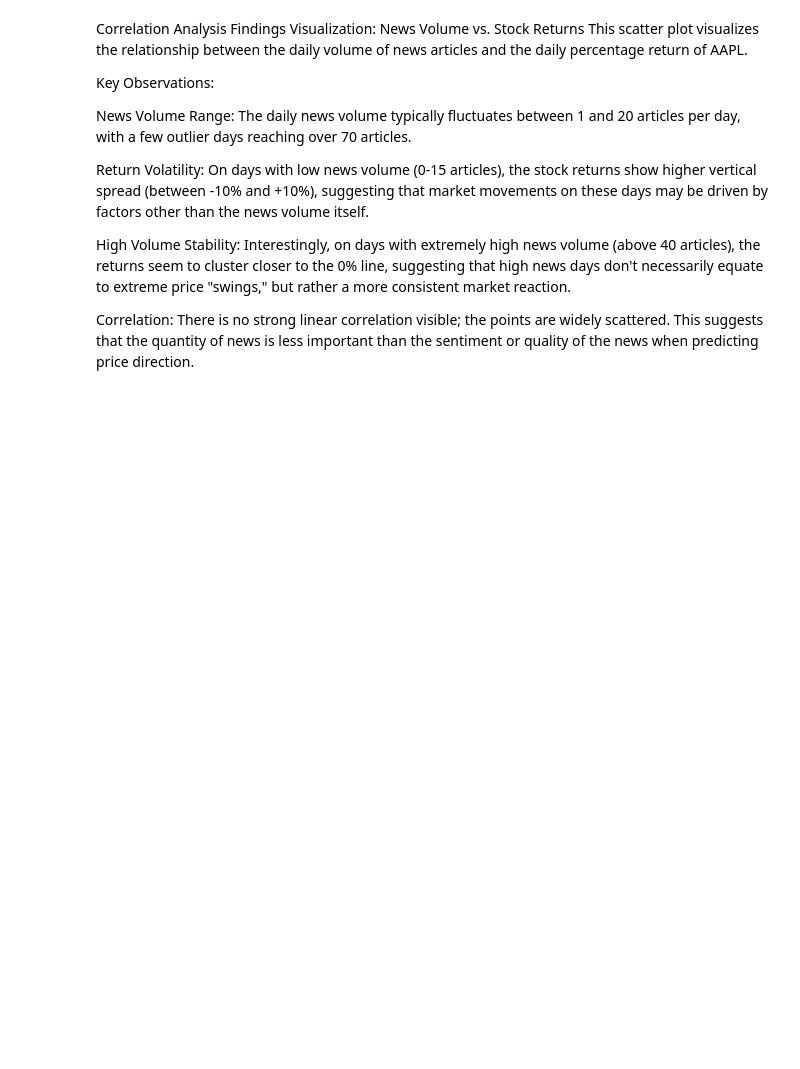
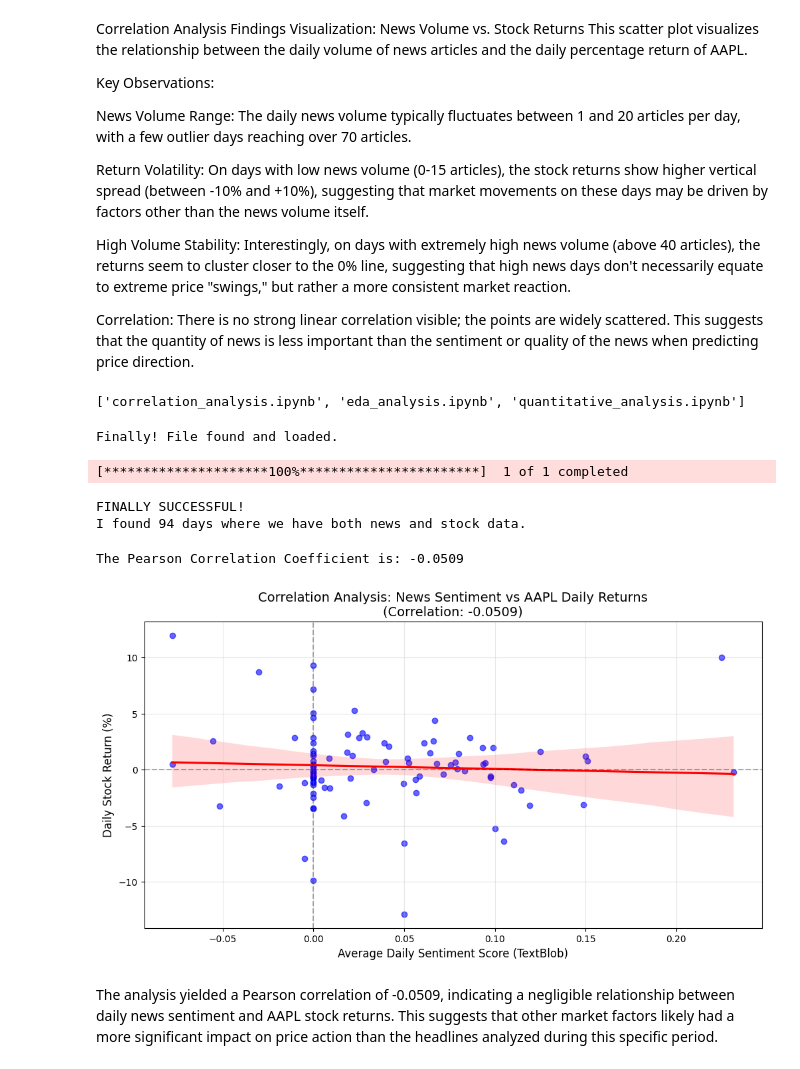
Before and after one commit to meskerem-sys/news-sentiment-analysis, a Jupyter notebook: note books/correlation_analysis.ipynb, the cells around one changed output. Saved outputs shown, nothing was run; the diff lists cells and outputs as text; code cells hidden in the pictures; blank space fills up the shorter version.

```diff
--- a/note books/correlation_analysis.ipynb
+++ b/note books/correlation_analysis.ipynb
@@ -63,3 +63,81 @@ Return Volatility: On days with low news volume (0-15 articles), the stock retur
 High Volume Stability: Interestingly, on days with extremely high news volume (above 40 articles), the returns seem to cluster closer to the 0% line, suggesting that high news days don't necessarily equate to extreme price "swings," but rather a more consistent market reaction.
 
 Correlation: There is no strong linear correlation visible; the points are widely scattered. This suggests that the quantity of news is less important than the sentiment or quality of the news when predicting price direction.
+# %%
+import os
+# This prints all files in your current project
+print(os.listdir())
+
+# This prints all files inside your data folder (if it exists)
+if os.path.exists('data'):
+    print("Files in data folder:", os.listdir('data'))
+# %% [output]
+['correlation_analysis.ipynb', 'eda_analysis.ipynb', 'quantitative_analysis.ipynb']
+# %%
+import pandas as pd
+
+# The '..' jumps out of the notebooks folder so it can see the data folder
+news_df = pd.read_csv(r'..\data\raw\raw_analyst_ratings.csv', nrows=50000)
+
+print("Finally! File found and loaded.")
+# %% [output]
+Finally! File found and loaded.
+# %%
+import pandas as pd
+from textblob import TextBlob
+import yfinance as yf
+
+# 1. Load News (the path we found earlier)
+news_df = pd.read_csv(r'..\data\raw\raw_analyst_ratings.csv', nrows=50000)
+
+# 2. Download Stocks and IMMEDIATELY fix the "Double Header" problem
+stocks = yf.download('AAPL', start='2020-01-01')
+stocks.columns = stocks.columns.get_level_values(0)  # This turns 2 levels into 1
+
+# 3. Calculate Daily Returns
+stocks['daily_return'] = stocks['Close'].pct_change() * 100
+
+# 4. Calculate Sentiment
+news_df['sentiment'] = news_df['headline'].apply(lambda x: TextBlob(str(x)).sentiment.polarity)
+
+# 5. Fix the Dates (No .dt for index!)
+news_df['date'] = pd.to_datetime(news_df['date'], errors='coerce').dt.date
+stocks['date'] = pd.to_datetime(stocks.index).date
+
+# 6. Group news by day and Merge
+daily_sentiment = news_df.groupby('date')['sentiment'].mean().reset_index()
+merged_data = stocks.merge(daily_sentiment, on='date', how='inner')
+
+print("FINALLY SUCCESSFUL!")
+print(f"I found {len(merged_data)} days where we have both news and stock data.")
+# %% [output]
+[*********************100%***********************]  1 of 1 completed
+FINALLY SUCCESSFUL!
+I found 94 days where we have both news and stock data.
+# %%
+import matplotlib.pyplot as plt
+import seaborn as sns
+
+# 1. Calculate the Correlation Score
+correlation = merged_data['sentiment'].corr(merged_data['daily_return'])
+print(f"The Pearson Correlation Coefficient is: {correlation:.4f}")
+
+# 2. Create the Scatter Plot with a Trend Line
+plt.figure(figsize=(12, 6))
+sns.regplot(x='sentiment', y='daily_return', data=merged_data,
+            scatter_kws={'alpha':0.6, 'color':'blue'},
+            line_kws={'color':'red'})
+
+plt.title(f'Correlation Analysis: News Sentiment vs AAPL Daily Returns\n(Correlation: {correlation:.4f})', fontsize=14)
+plt.xlabel('Average Daily Sentiment Score (TextBlob)', fontsize=12)
+plt.ylabel('Daily Stock Return (%)', fontsize=12)
+plt.axhline(0, color='black', linestyle='--', alpha=0.3)
+plt.axvline(0, color='black', linestyle='--', alpha=0.3)
+plt.grid(True, alpha=0.3)
+
+plt.show()
+# %% [output]
+The Pearson Correlation Coefficient is: -0.0509
+[figure, added]
+# %% [markdown]
+The analysis yielded a Pearson correlation of -0.0509, indicating a negligible relationship between daily news sentiment and AAPL stock returns. This suggests that other market factors likely had a more significant impact on price action than the headlines analyzed during this specific period.
```
Also changed, not shown: 1 other file.
